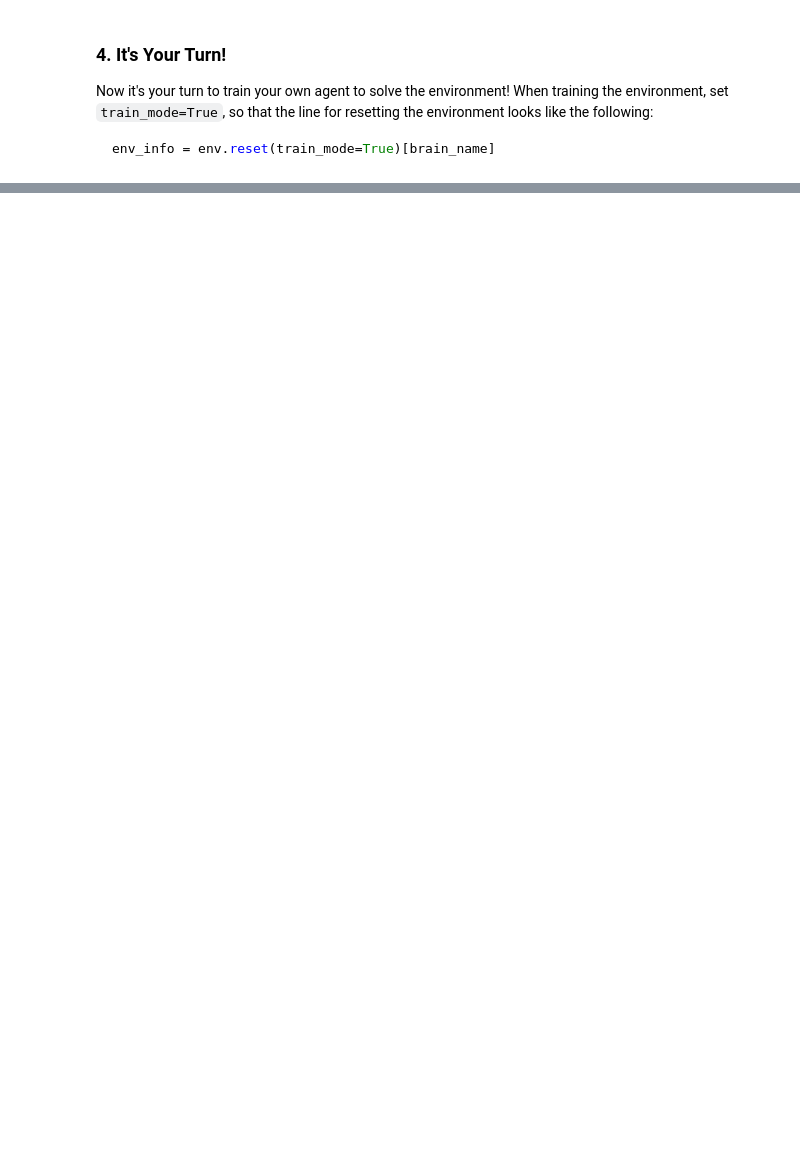
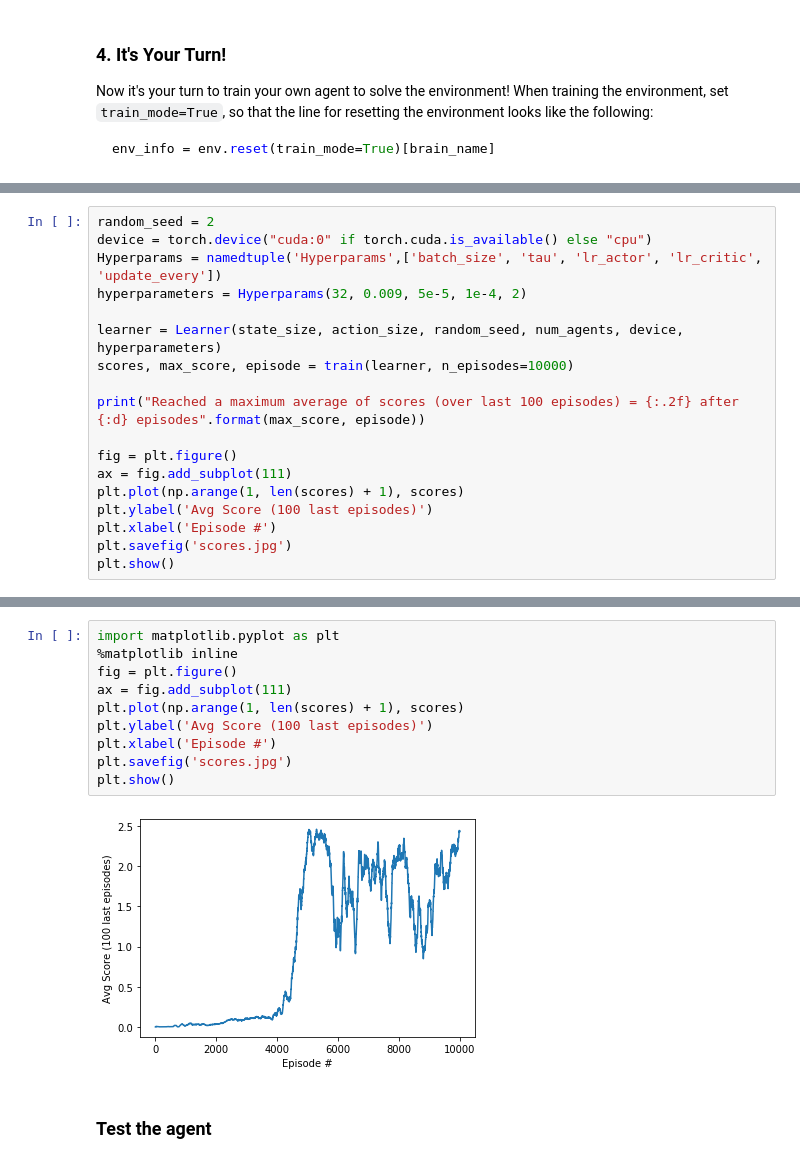
Before and after one commit to jfmolderez/drlnd_p3_collab, a Jupyter notebook: Tennis.ipynb, the cells around one changed output, grey strips where cells are left out. Cells and saved outputs as stored; diff of their text form; blank space fills up the shorter version.

```diff
--- a/Tennis.ipynb
+++ b/Tennis.ipynb
@@ -590,0 +208,18 @@ class Network(nn.Module):
+# %%
+random_seed = 2
+device = torch.device("cuda:0" if torch.cuda.is_available() else "cpu")
+Hyperparams = namedtuple('Hyperparams',['batch_size', 'tau', 'lr_actor', 'lr_critic', 'update_every'])
+hyperparameters = Hyperparams(32, 0.009, 5e-5, 1e-4, 2)
+
+learner = Learner(state_size, action_size, random_seed, num_agents, device, hyperparameters)
+scores, max_score, episode = train(learner, n_episodes=10000)
+
+print("Reached a maximum average of scores (over last 100 episodes) = {:.2f} after {:d} episodes".format(max_score, episode))
+
+fig = plt.figure()
+ax = fig.add_subplot(111)
+plt.plot(np.arange(1, len(scores) + 1), scores)
+plt.ylabel('Avg Score (100 last episodes)')
+plt.xlabel('Episode #')
+plt.savefig('scores.jpg')
+plt.show()
@@ -590,0 +245,14 @@ class Network(nn.Module):
+# %%
+import matplotlib.pyplot as plt
+%matplotlib inline
+fig = plt.figure()
+ax = fig.add_subplot(111)
+plt.plot(np.arange(1, len(scores) + 1), scores)
+plt.ylabel('Avg Score (100 last episodes)')
+plt.xlabel('Episode #')
+plt.savefig('scores.jpg')
+plt.show()
+# %% [output]
+[figure, added]
+# %% [markdown]
+### Test the agent
```
Also changed, not shown: parts of 33 cells of this notebook, 11 other files.
